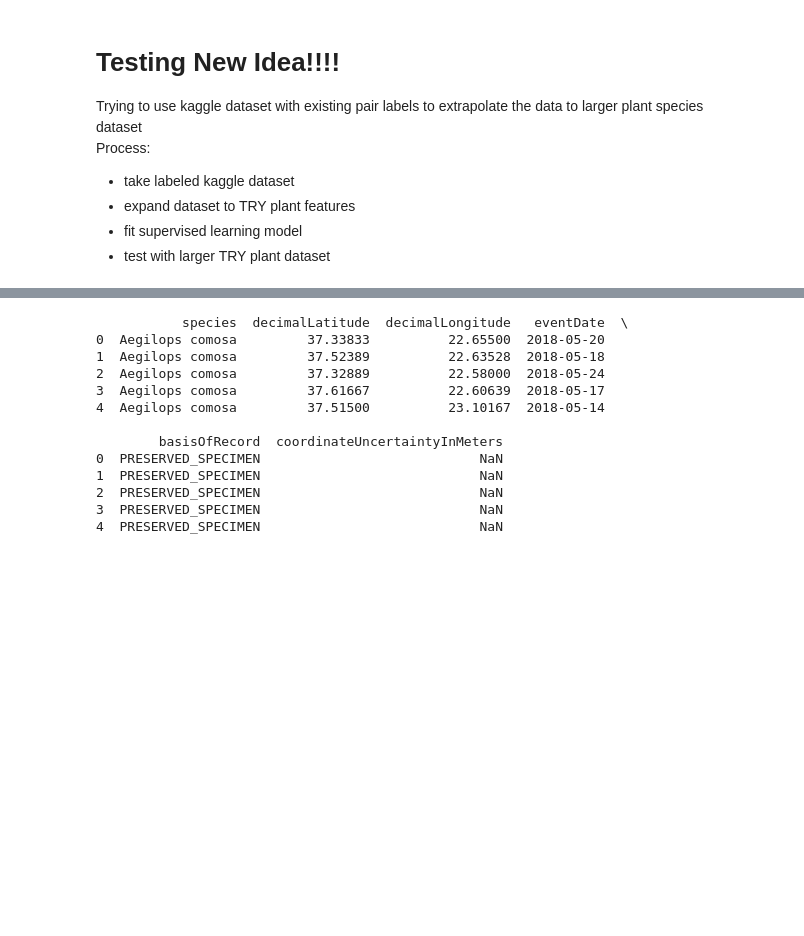
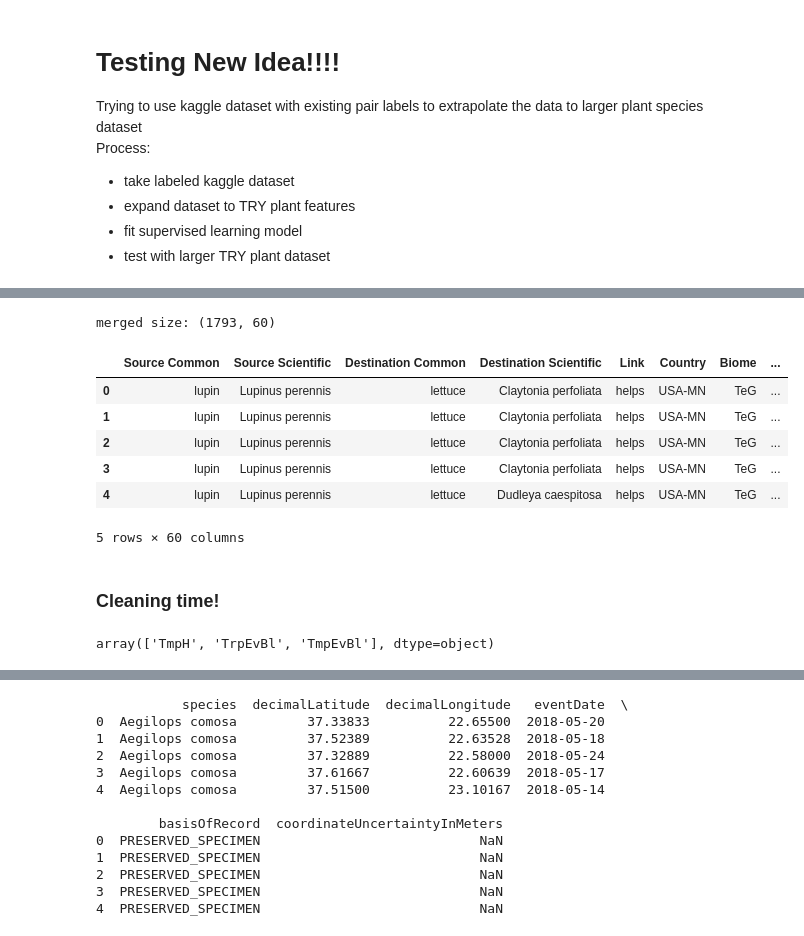
Before and after one commit to madisonmina/PlantIt-Hacksgiving2025, a Jupyter notebook: test.ipynb, the cells around one changed output, grey strips where cells are left out. Saved outputs shown, nothing was run; the diff lists cells and outputs as text; code cells hidden in the pictures; blank space fills up the shorter version.

```diff
--- a/test.ipynb
+++ b/test.ipynb
@@ -138,0 +211,33 @@ shape: (995, 4)
+# %%
+# this uses the above function to query plantlst.txt instead of any API, making it much faster (but less accurate, in theory)
+scientific_names_source_helps_or_hurts_destination = []
+already_looked_up_names = {} # store calculations to avoid repeating them
+unique_common_names = pairs_df_full['Source Node'].unique()
+for name in tqdm(unique_common_names, position=0, desc='Source common names'):
+    # check if name is already looked up
+    if name not in already_looked_up_names:
+        source_scientific_names = to_species([name])[name] # add all scientific names linked to source's common name
+        already_looked_up_names[name] = source_scientific_names # store to avoid recalculating
+    else:
+        source_scientific_names = already_looked_up_names[name] # get already calculated result
+
+    target_source_rows = pairs_df_full[pairs_df_full['Source Node'] == name] # get all rows with this name
+    for row in target_source_rows.itertuples(): # iterate over all destinations as tuple list (needs indexing)
+        link = row[2] # Link; helps, hurts, or helped by
+        destination_node = row[3] # Destination Node; what the other plant is
+        # check if name is already looked up
+        if destination_node not in already_looked_up_names:
+            destination_scientific_names = to_species([destination_node])[destination_node] # get all scientific names of the other plant
+            already_looked_up_names[destination_node] = destination_scientific_names
+        else:
+            destination_scientific_names = already_looked_up_names[destination_node]
+        # we want to add all pairs of source and destination scientific names to the new dataframe
+        for source_name in source_scientific_names:
+            for destination_name in destination_scientific_names:
+                scientific_names_source_helps_or_hurts_destination.append({
+                    'Source Common' : name,
+                    'Source Scientific' : source_name,
+                    'Destination Common' : destination_node,
+                    'Destination Scientific' : destination_name,
+                    'Link' : link
+                })
@@ -138,0 +271,19 @@ shape: (995, 4)
+# %%
+joined = pd.merge(left=hurts_help_df, right=plant_feature_data_df, left_on='Source Scientific', right_on='Species')
+print('merged size:', joined.shape)
+joined.head()
+# %% [output]
+merged size: (1793, 60)
+|  | Source Common | Source Scientific | Destination Common | Destination Scientific | Link | Country | Biome | ... |
+| 0 | lupin | Lupinus perennis | lettuce | Claytonia perfoliata | helps | USA-MN | TeG | ... |
+| 1 | lupin | Lupinus perennis | lettuce | Claytonia perfoliata | helps | USA-MN | TeG | ... |
+| 2 | lupin | Lupinus perennis | lettuce | Claytonia perfoliata | helps | USA-MN | TeG | ... |
+| 3 | lupin | Lupinus perennis | lettuce | Claytonia perfoliata | helps | USA-MN | TeG | ... |
+| 4 | lupin | Lupinus perennis | lettuce | Dudleya caespitosa | helps | USA-MN | TeG | ... |
+5 rows × 60 columns
+# %% [markdown]
+### Cleaning time!
+# %%
+joined['PFT_LPJ'].unique() # see how many unique items exist for feasibility as categorical data
+# %% [output]
+array(['TmpH', 'TrpEvBl', 'TmpEvBl'], dtype=object)
```
Also changed, not shown: parts of 22 cells of this notebook, 1 other file.
